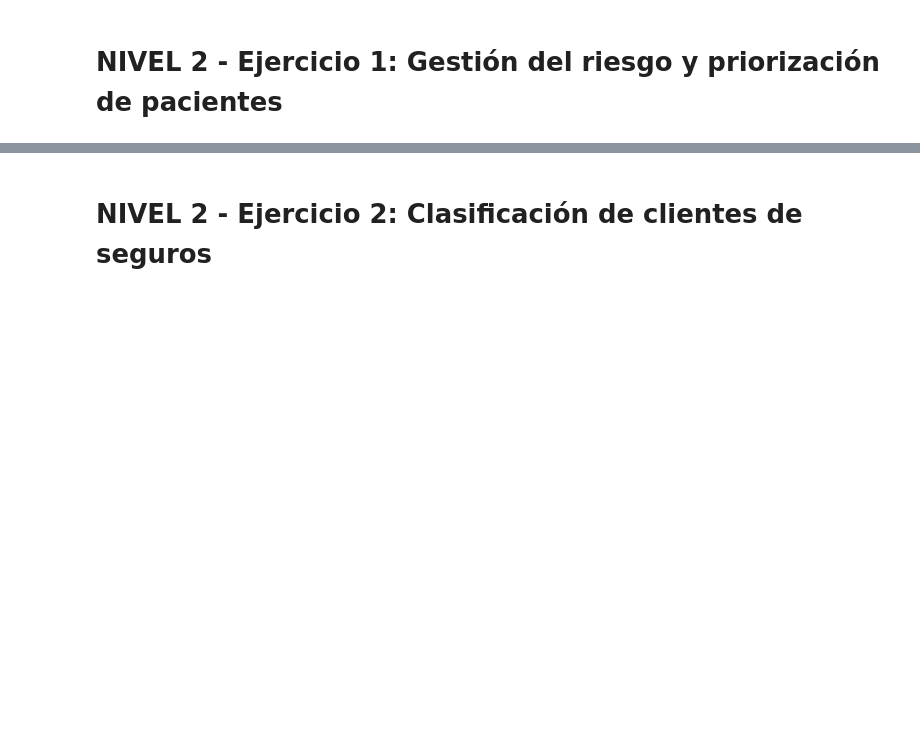
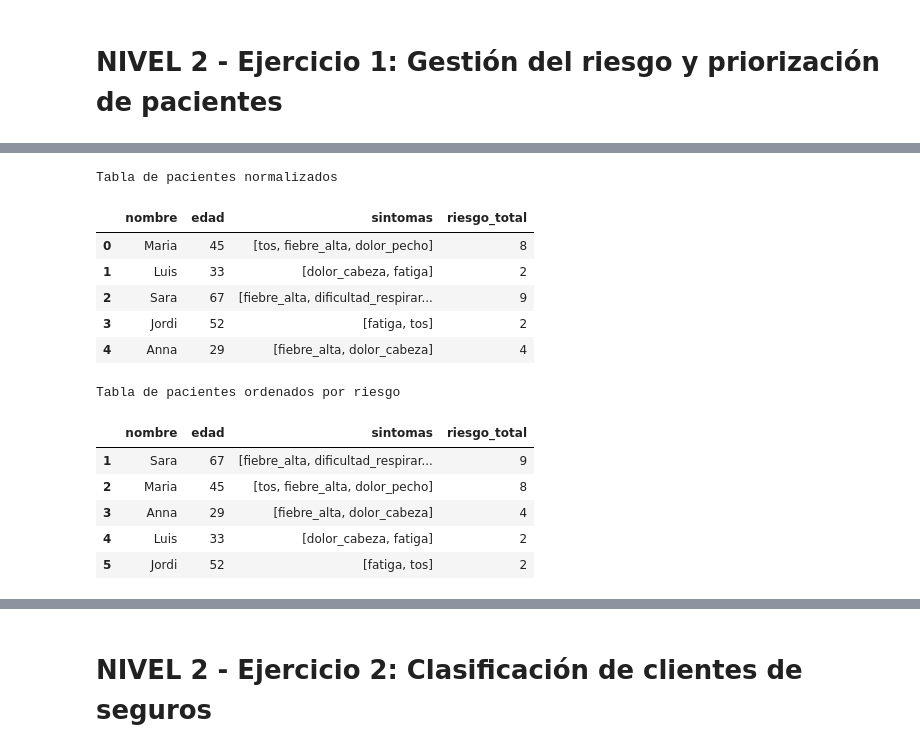
Before and after one commit to lorenamoron/SPRINT-7, a Jupyter notebook: SPRINT_7_PHYTON.ipynb, the cells around one changed output, grey strips where cells are left out. Drawn from its saved outputs; the diff is of its cells as text; code cells hidden in the pictures; blank space fills up the shorter version.

```diff
--- a/SPRINT_7_PHYTON.ipynb
+++ b/SPRINT_7_PHYTON.ipynb
@@ -693,0 +1386,7 @@ Y un apartado final con los pacientes ordenados por prioridad (más riesgo → p
+# %%
+def convertir_lista_df(listado_general_pacientes):
+  """Convierte la lista de pacientes en una tabla con pd.DataFrame().
+  listado_general_pacientes: list
+  Devuelve: DataFrame"""
+
+  return pd.DataFrame(listado_general_pacientes)
@@ -693,0 +1401,10 @@ Y un apartado final con los pacientes ordenados por prioridad (más riesgo → p
+# %%
+def ordenar_pacientes(tabla):
+  """Ordena la tabla de pacientes por riesgo total de mayor a menor y numerar por indice desde el 1.
+  tabla: DataFrame
+  Devuelve: DataFrame ordenado"""
+
+  tabla_ordenada = tabla.sort_values("riesgo_total", ascending=False)
+  tabla_ordenada = tabla_ordenada.reset_index(drop=True)
+  tabla_ordenada.index = tabla_ordenada.index + 1
+  return tabla_ordenada
@@ -693,0 +1424,22 @@ Y un apartado final con los pacientes ordenados por prioridad (más riesgo → p
+# %%
+def main_pacientes(pacientes):
+  """Orquesta el proceso de pacientes: normaliza los datos de los pacientes, calcula el riesgo total
+  de cada uno y muestra la tabla final con los datos de todos los pacientes, y luego la muestra ordenada
+  por riesgo total de mayor a menor.
+  pacientes: list
+  Devuelve: nada (solo muestra)"""
+
+  listado_general_pacientes = []
+  for paciente in pacientes:
+    nombre, edad, sintomas = normalizar_datos(paciente)
+    niveles_sintomas = asignar_nivel_riesgo(sintomas)
+    riesgo_total = calcular_riesgo_total(niveles_sintomas)
+    paciente_normalizado = {"nombre": nombre, "edad": edad, "sintomas": sintomas, "riesgo_total": riesgo_total}
+    listado_general_pacientes.append(paciente_normalizado)
+  tabla = convertir_lista_df(listado_general_pacientes)
+  print("Tabla de pacientes normalizados")
+  display(tabla)
+  print()
+  tabla_ordenada = ordenar_pacientes(tabla)
+  print("Tabla de pacientes ordenados por riesgo")
+  display(tabla_ordenada)
@@ -693,0 +1450,17 @@ Y un apartado final con los pacientes ordenados por prioridad (más riesgo → p
+# %%
+main_pacientes(PACIENTES)
+# %% [output]
+Tabla de pacientes normalizados
+|  | nombre | edad | sintomas | riesgo_total |
+| 0 | Maria | 45 | [tos, fiebre_alta, dolor_pecho] | 8 |
+| 1 | Luis | 33 | [dolor_cabeza, fatiga] | 2 |
+| 2 | Sara | 67 | [fiebre_alta, dificultad_respirar... | 9 |
+| 3 | Jordi | 52 | [fatiga, tos] | 2 |
+| 4 | Anna | 29 | [fiebre_alta, dolor_cabeza] | 4 |
+Tabla de pacientes ordenados por riesgo
+|  | nombre | edad | sintomas | riesgo_total |
+| 1 | Sara | 67 | [fiebre_alta, dificultad_respirar... | 9 |
+| 2 | Maria | 45 | [tos, fiebre_alta, dolor_pecho] | 8 |
+| 3 | Anna | 29 | [fiebre_alta, dolor_cabeza] | 4 |
+| 4 | Luis | 33 | [dolor_cabeza, fatiga] | 2 |
+| 5 | Jordi | 52 | [fatiga, tos] | 2 |
```
Also changed, not shown: parts of 69 cells of this notebook.
